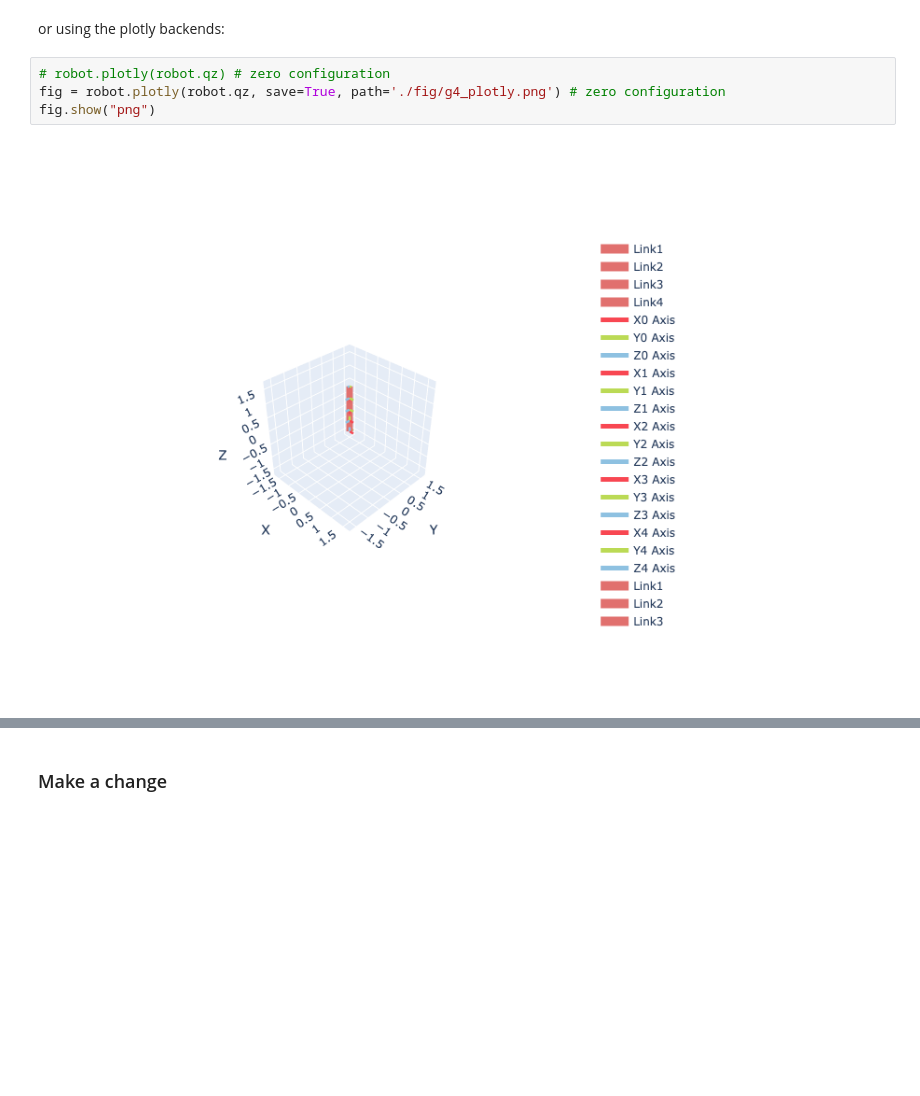
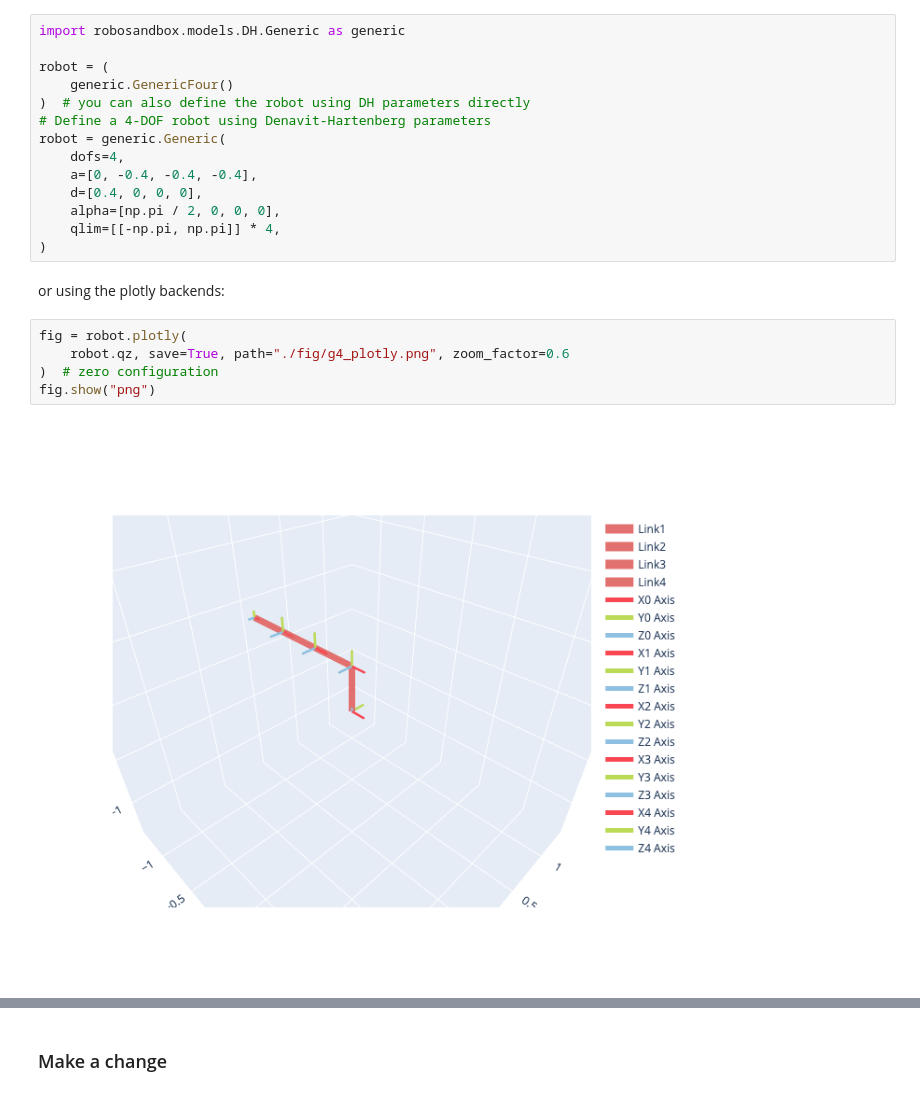
Before and after one commit to chaoyuefei/RoboSandbox, a Jupyter notebook: tutorial/01 - models/models.ipynb, the cells around one changed output, grey strips where cells are left out. Drawn from its saved outputs; the diff is of its cells as text; blank space fills up the shorter version.

Commit message:
fix: plotly zoom factor and go.figure()

```diff
--- a/tutorial/01 - models/models.ipynb
+++ b/tutorial/01 - models/models.ipynb
@@ -25,8 +16,23 @@ PyPlot3D backend, t = 0.05, scene:
+# %%
+import robosandbox.models.DH.Generic as generic
+
+robot = (
+    generic.GenericFour()
+)  # you can also define the robot using DH parameters directly
+# Define a 4-DOF robot using Denavit-Hartenberg parameters
+robot = generic.Generic(
+    dofs=4,
+    a=[0, -0.4, -0.4, -0.4],
+    d=[0.4, 0, 0, 0],
+    alpha=[np.pi / 2, 0, 0, 0],
+    qlim=[[-np.pi, np.pi]] * 4,
+)
 # %% [markdown]
 or using the plotly backends:
 # %%
-# robot.plotly(robot.qz) # zero configuration
-fig = robot.plotly(robot.qz, save=True, path='./fig/g4_plotly.png') # zero configuration
+fig = robot.plotly(
+    robot.qz, save=True, path="./fig/g4_plotly.png", zoom_factor=0.6
+)  # zero configuration
 fig.show("png")
 # %% [output]
-[figure, old version]
+[figure, new version]
```
Also changed, not shown: parts of 5 cells of this notebook, 3 other files.
